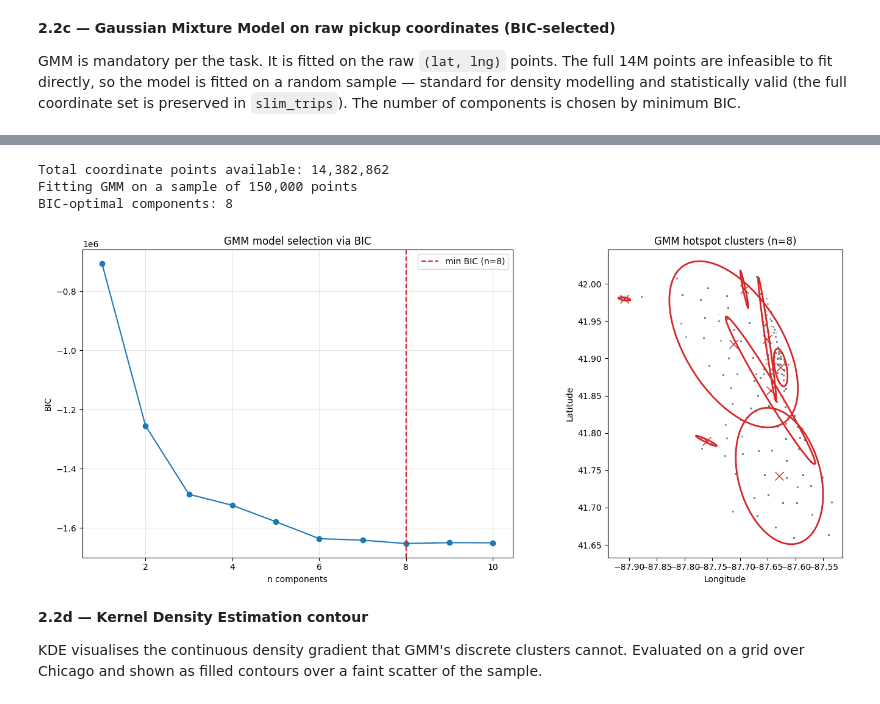
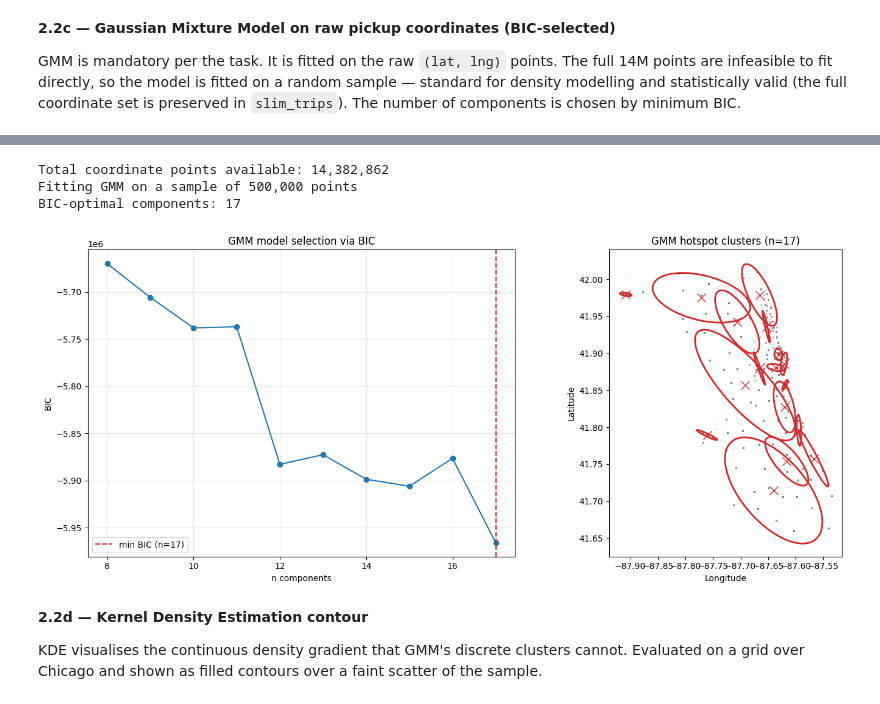
Before and after one commit to mariusmeurer/AAA-assignment, a Jupyter notebook: personal_kati/Task2.ipynb, the cells around one changed output, grey strips where cells are left out. Drawn from its saved outputs; the diff is of its cells as text; code cells hidden in the pictures.

```diff
--- a/personal_kati/Task2.ipynb
+++ b/personal_kati/Task2.ipynb
@@ -470,3 +499,10 @@ GMM is mandatory per the task. It is fitted on the raw `(lat, lng)` points. The
 are infeasible to fit directly, so the model is fitted on a random sample — standard for density
 modelling and statistically valid (the full coordinate set is preserved in `slim_trips`). The
 number of components is chosen by minimum BIC.
+# %%
+from sklearn.mixture import GaussianMixture
+
+coords = pd.read_parquet(PROCESSED / "slim_trips.parquet",
+                         columns=["pickup_centroid_latitude", "pickup_centroid_longitude"]).dropna()
+coords = coords.astype("float64")
+print(f"Total coordinate points available: {len(coords):,}")
@@ -475,15 +559,16 @@ from sklearn.mixture import GaussianMixture
 
 coords = pd.read_parquet(PROCESSED / "slim_trips.parquet",
                          columns=["pickup_centroid_latitude", "pickup_centroid_longitude"]).dropna()
+coords = coords.astype("float64")
 print(f"Total coordinate points available: {len(coords):,}")
 
 rng = np.random.default_rng(42)
-SAMPLE_N = min(150_000, len(coords))
+SAMPLE_N = min(500_000, len(coords))
 idx = rng.choice(len(coords), size=SAMPLE_N, replace=False)
 X = coords.to_numpy()[idx]          # columns: [lat, lng]
 print(f"Fitting GMM on a sample of {SAMPLE_N:,} points")
 
-ns = range(1, 11)
+ns = range(8, 18)
 bics = []
 for n in ns:
     g = GaussianMixture(n_components=n, covariance_type="full", random_state=0, n_init=1)
@@ -492,36 +577,36 @@ for n in ns:
 best_n = list(ns)[int(np.argmin(bics))]
 print(f"BIC-optimal components: {best_n}")
 
 gmm = GaussianMixture(n_components=best_n, covariance_type="full", random_state=0).fit(X)
 
 fig, axes = plt.subplots(1, 2, figsize=(15, 6))
 axes[0].plot(list(ns), bics, marker="o")
 axes[0].axvline(best_n, color="tab:red", ls="--", label=f"min BIC (n={best_n})")
 axes[0].set_xlabel("n components"); axes[0].set_ylabel("BIC")
 axes[0].set_title("GMM model selection via BIC"); axes[0].legend(); axes[0].grid(True, alpha=0.3)
 
 ax = axes[1]
 ax.scatter(X[:, 1], X[:, 0], s=1, alpha=0.04, color="grey")  # lng, lat
 from matplotlib.patches import Ellipse
 for k in range(best_n):
     mean = gmm.means_[k]                 # [lat, lng]
     cov = gmm.covariances_[k][np.ix_([1, 0], [1, 0])]   # reorder to [lng, lat]
     vals, vecs = np.linalg.eigh(cov)
     order = vals.argsort()[::-1]; vals, vecs = vals[order], vecs[:, order]
     angle = np.degrees(np.arctan2(*vecs[:, 0][::-1]))
     w, h = 2 * np.sqrt(vals) * 2        # ~2 std
     ax.add_patch(Ellipse((mean[1], mean[0]), w, h, angle=angle,
                          fill=False, edgecolor="tab:red", linewidth=2))
     ax.plot(mean[1], mean[0], "x", color="tab:red", markersize=10)
 ax.set_aspect(1 / np.cos(np.radians(41.88)))
 ax.set_xlabel("Longitude"); ax.set_ylabel("Latitude")
 ax.set_title(f"GMM hotspot clusters (n={best_n})")
 plt.tight_layout(); plt.show()
 # %% [output]
 Total coordinate points available: 14,382,862
-Fitting GMM on a sample of 150,000 points
-BIC-optimal components: 8
+Fitting GMM on a sample of 500,000 points
+BIC-optimal components: 17
-[figure, old version]
+[figure, new version]
 # %% [markdown]
 **2.2d — Kernel Density Estimation contour**
 
```
Also changed, not shown: parts of 11 cells of this notebook.
